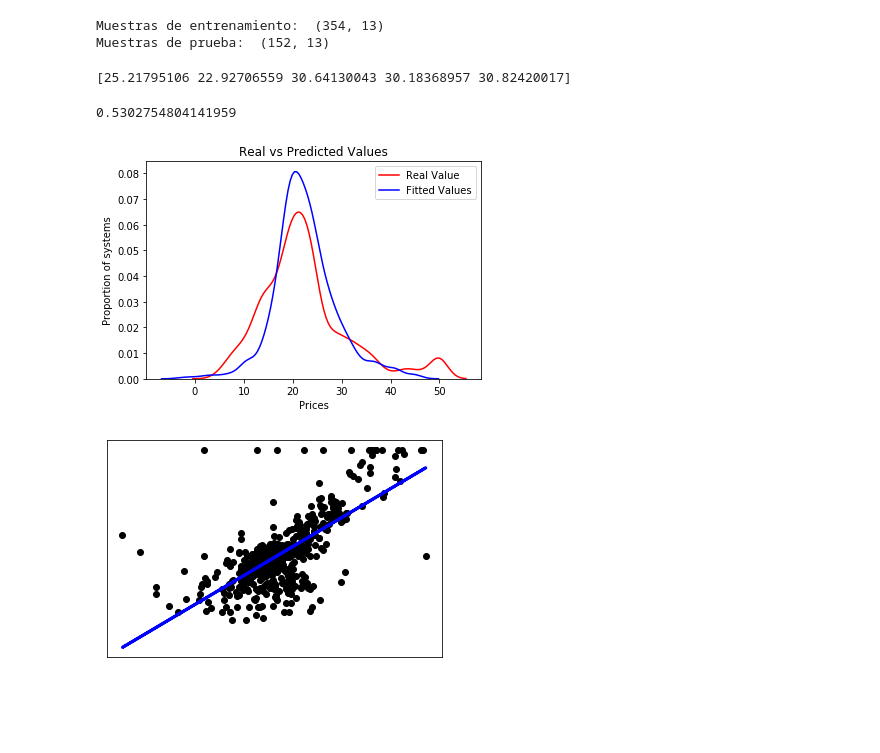
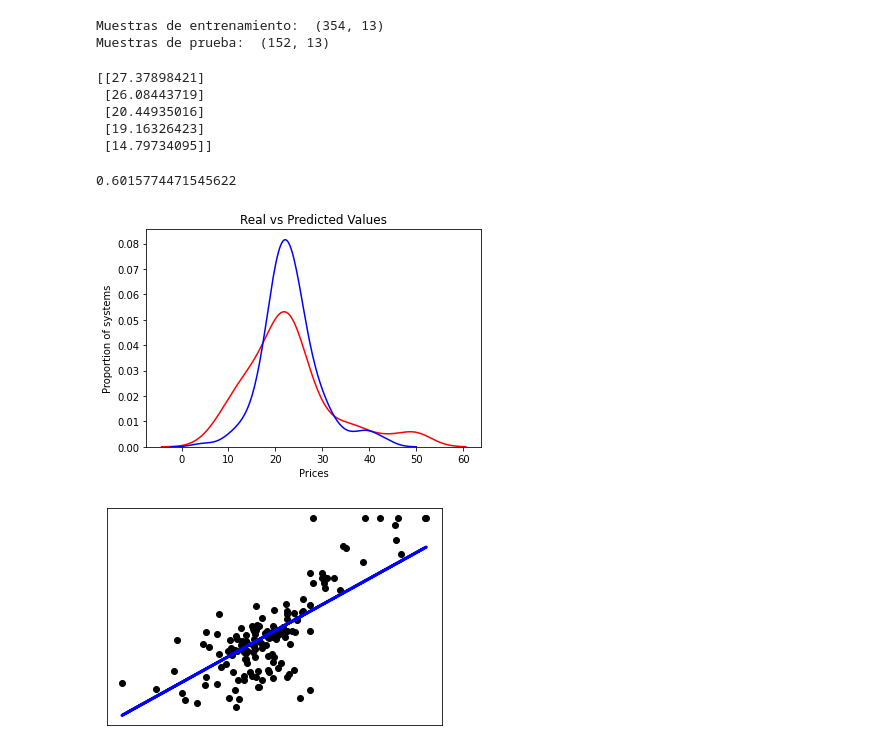
Before and after one commit to ayrtonddr/DS_taller, a Jupyter notebook: Linear_Regression.ipynb, the cells around one changed output. Drawn from its saved outputs; the diff is of its cells as text; code cells hidden in the pictures; blank space fills up the shorter version.

```diff
--- a/Linear_Regression.ipynb
+++ b/Linear_Regression.ipynb
@@ -280,27 +278,36 @@ Muestras de entrenamiento:  (354, 13)
 Muestras de prueba:  (152, 13)
 # %%
 #Numero de cuartos (average number of rooms per dwelling)
-#X = df['RM'].values.reshape(-1,1)
-X = df[['RM','AGE']]
+X = X_train['RM'].values.reshape(-1,1)
+#X = X_train[['RM','AGE']]
+#X = X_train[['RM','PTRATIO','LSTAT']]
 #Costo de la casa (Median value of owner-occupied homes in $1000's)
-y = target["MEDV"]
+
 
 lm = linear_model.LinearRegression()
-model = lm.fit(X,y)
+model = lm.fit(X,y_train)
-# %%
-predictions = lm.predict(X)
-print(predictions[0:5])
-# %% [output]
-[25.21795106 22.92706559 30.64130043 30.18368957 30.82420017]
-# %%
-lm.score(X,y)
-# %% [output]
-0.5302754804141959
+# %%
+predictions = lm.predict(X_test['RM'].values.reshape(-1,1))
+#predictions = lm.predict(X_test[['RM','AGE']])
+#predictions = lm.predict(X_test[['RM','PTRATIO','LSTAT']])
+print(predictions[0:5])
+# %% [output]
+[[27.37898421]
+ [26.08443719]
+ [20.44935016]
+ [19.16326423]
+ [14.79734095]]
+# %%
+#lm.score(X_test[['RM','AGE']],y_test)
+lm.score(X_test['RM'].values.reshape(-1,1),y_test)
+#lm.score(X_test[['RM','PTRATIO','LSTAT']],y_test)
+# %% [output]
+0.6015774471545622
 # %%
 import seaborn as sns
 import matplotlib.pyplot as plt
 %matplotlib inline
-ax1 = sns.distplot(y, hist=False, color="r", label="Real Value")
+ax1 = sns.distplot(y_test, hist=False, color="r", label="Real Value")
 sns.distplot(predictions, hist=False, color="b", label="Fitted Values" , ax=ax1)
 
 
@@ -311,14 +318,14 @@ plt.ylabel('Proportion of systems')
 plt.show()
 plt.close()
 # %% [output]
-[figure, old version]
+[figure, new version]
 # %%
-plt.scatter(X, y,  color='black')
-plt.plot(X, predictions, color='blue', linewidth=3)
+plt.scatter(X_test['RM'], y_test,  color='black')
+plt.plot(X_test['RM'], predictions, color='blue', linewidth=3)
 
 plt.xticks(())
 plt.yticks(())
 
 plt.show()
 # %% [output]
-[figure, old version]
+[figure, new version]
```
Also changed, not shown: parts of 3 cells of this notebook.
